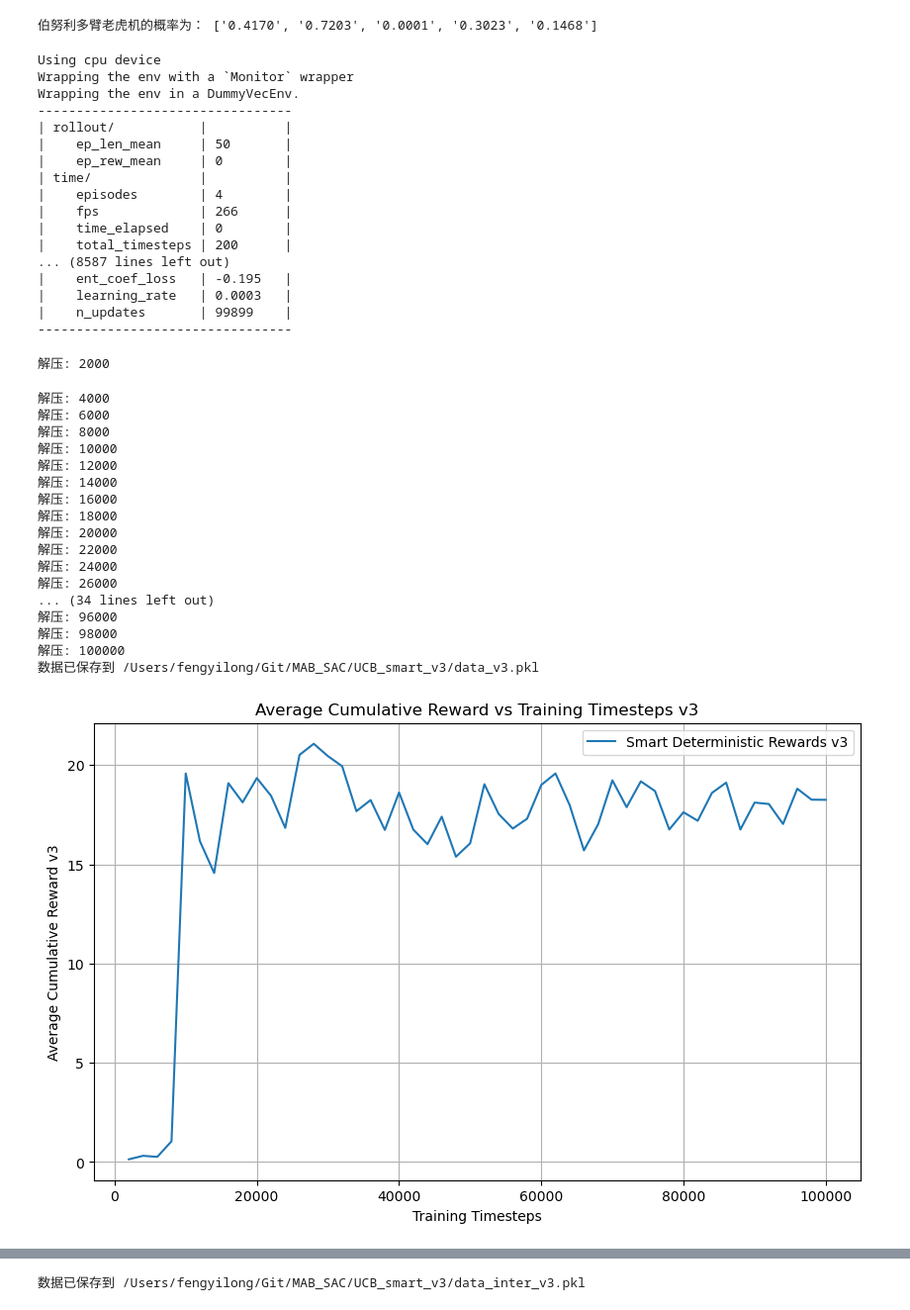
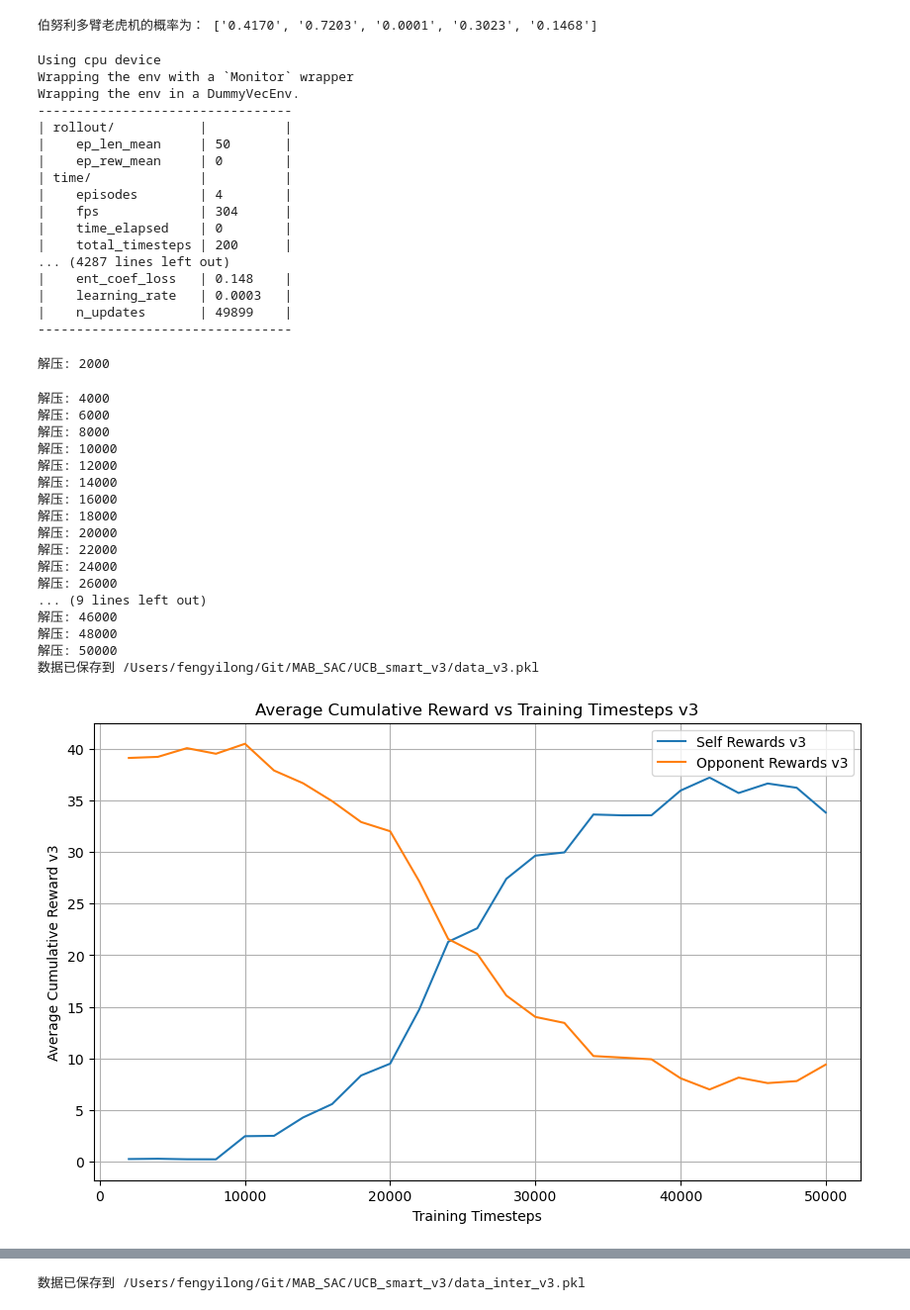
Before and after one commit to PKUDrace/MAB_SAC, a Jupyter notebook: MAB_UCB_inter_v3.ipynb, the cells around one changed output, grey strips where cells are left out. Shown at 99% size. Saved outputs shown, nothing was run; the diff lists cells and outputs as text; code cells hidden in the pictures.

```diff
--- a/MAB_UCB_inter_v3.ipynb
+++ b/MAB_UCB_inter_v3.ipynb
@@ -56,6 +56,7 @@ class MAB_Smart(gym.Env):
         observation = np.zeros(6 * self.k + 1)  # 初始状态
 
         self.alpha = 1.0  # self初始alpha值
+        self.oppo_alpha = 1.0  # 对手初始alpha值
         info = {}
         return observation, info
 
@@ -94,8 +95,8 @@ class MAB_Smart(gym.Env):
         # 对手行动:根据上局结束时的状态进行predict，采用上一个时刻面对的全部的信息来选择臂
         oppo_state_tensor = th.tensor(self.oppo_state, dtype=th.float32).unsqueeze(0) # 将上局结束时的状态转换为张量
         oppo_action, _ = self.oppo_model.predict(oppo_state_tensor, deterministic=True)  # 根据上局结束的状态，对手给出预测的alpha值
-        oppo_alpha = oppo_action[0] # 对手的alpha值
-        oppo_ucb_values = total_mean + np.sqrt(oppo_alpha * np.log(2*self.steps + 1) / (2 * (total_n + 1e-10))) # 根据汇总信息,计算对手UCB值
+        self.oppo_alpha = oppo_action[0] # 对手的alpha值
+        oppo_ucb_values = total_mean + np.sqrt(self.oppo_alpha * np.log(2*self.steps + 1) / (2 * (total_n + 1e-10))) # 根据汇总信息,计算对手UCB值
         oppo_chosen_arm = np.argmax(oppo_ucb_values) # 对手选择具有最高UCB值的臂
 
         # 对手该次行动的影响: 只影响对手
@@ -235,7 +250,7 @@ callback1 = SaveOnBestTrainingRewardCallback(check_freq=check_freq, save_path=sa
 # 创建模型
 smart_model_v3 = SAC("MlpPolicy", smart_env_v3, gamma=1, verbose=2)
 
-total_timesteps = 100000
+total_timesteps = 50000
 
 # 训练模型并使用回调函数
 smart_model_v3.learn(total_timesteps, callback=callback1)
@@ -251,18 +266,18 @@ Wrapping the env in a DummyVecEnv.
 |    ep_rew_mean     | 0        |
 | time/              |          |
 |    episodes        | 4        |
-|    fps             | 266      |
+|    fps             | 304      |
 |    time_elapsed    | 0        |
 |    total_timesteps | 200      |
-... (8587 lines left out)
-|    ent_coef_loss   | -0.195   |
+... (4287 lines left out)
+|    ent_coef_loss   | 0.148    |
 |    learning_rate   | 0.0003   |
-|    n_updates       | 99899    |
+|    n_updates       | 49899    |
 ---------------------------------
 # %%
 # 计算平均累计收益
-smart_deterministic_rewards_v3 = []
-smart_stochastic_rewards_v3 = []
+self_rewards_v3 = []
+oppo_rewards_v3 = []
 timesteps = []
 n_episodes = 10000
 
@@ -276,52 +291,54 @@ for step in range(check_freq, total_timesteps + 1, check_freq):
     # 加载模型
     smart_model_v3 = SAC.load(model_path1)
     # 计算平均最后时刻的累计收益
-    smart_deterministic_temp_reward,_= get_reward_episode(smart_model_v3, smart_env_v3, T, n_episodes)
+    temp_self_reward,_,temp_oppo_reward,_= get_reward_episode(smart_model_v3, smart_env_v3, T, n_episodes)
 
     # 记录结果
-    smart_deterministic_rewards_v3.append(smart_deterministic_temp_reward[T-1])
+    self_rewards_v3.append(temp_self_reward[T-1])
+    oppo_rewards_v3.append(temp_oppo_reward[T-1])
     timesteps.append(step)
 
-# 保存结果
 # 定义要保存的数据
 data = {
-    'smart_deterministic_rewards_v3': smart_deterministic_rewards_v3
+    'self_rewards_v3': self_rewards_v3,
+    'oppo_rewards_v3': oppo_rewards_v3
 }
 # 保存数据到本地文件
 with open('/Users/fengyilong/Git/MAB_SAC/UCB_smart_v3/data_v3.pkl', 'wb') as f:
     pickle.dump(data, f)
 
 print("数据已保存到 /Users/fengyilong/Git/MAB_SAC/UCB_smart_v3/data_v3.pkl")
 
 # 绘制确定策略平均累计收益随训练次数的变化
 plt.figure(figsize=(10, 6))
-plt.plot(timesteps, smart_deterministic_rewards_v3, label='Smart Deterministic Rewards v3')
+plt.plot(timesteps, self_rewards_v3, label='Self Rewards v3')
+plt.plot(timesteps, oppo_rewards_v3, label='Opponent Rewards v3')
 plt.xlabel('Training Timesteps')
 plt.ylabel('Average Cumulative Reward v3')
 plt.title('Average Cumulative Reward vs Training Timesteps v3')
 plt.legend()
 plt.grid()
 plt.show()
 # %% [output]
 解压: 2000
 解压: 4000
 解压: 6000
 解压: 8000
 解压: 10000
 解压: 12000
 解压: 14000
 解压: 16000
 解压: 18000
 解压: 20000
 解压: 22000
 解压: 24000
 解压: 26000
-... (34 lines left out)
-解压: 96000
-解压: 98000
-解压: 100000
+... (9 lines left out)
+解压: 46000
+解压: 48000
+解压: 50000
 数据已保存到 /Users/fengyilong/Git/MAB_SAC/UCB_smart_v3/data_v3.pkl
-[figure, old version]
+[figure, new version]
 # %%
 # 训练的最终模型
 n_episodes = 50000
```
Also changed, not shown: parts of 4 cells of this notebook, 11 other files.
